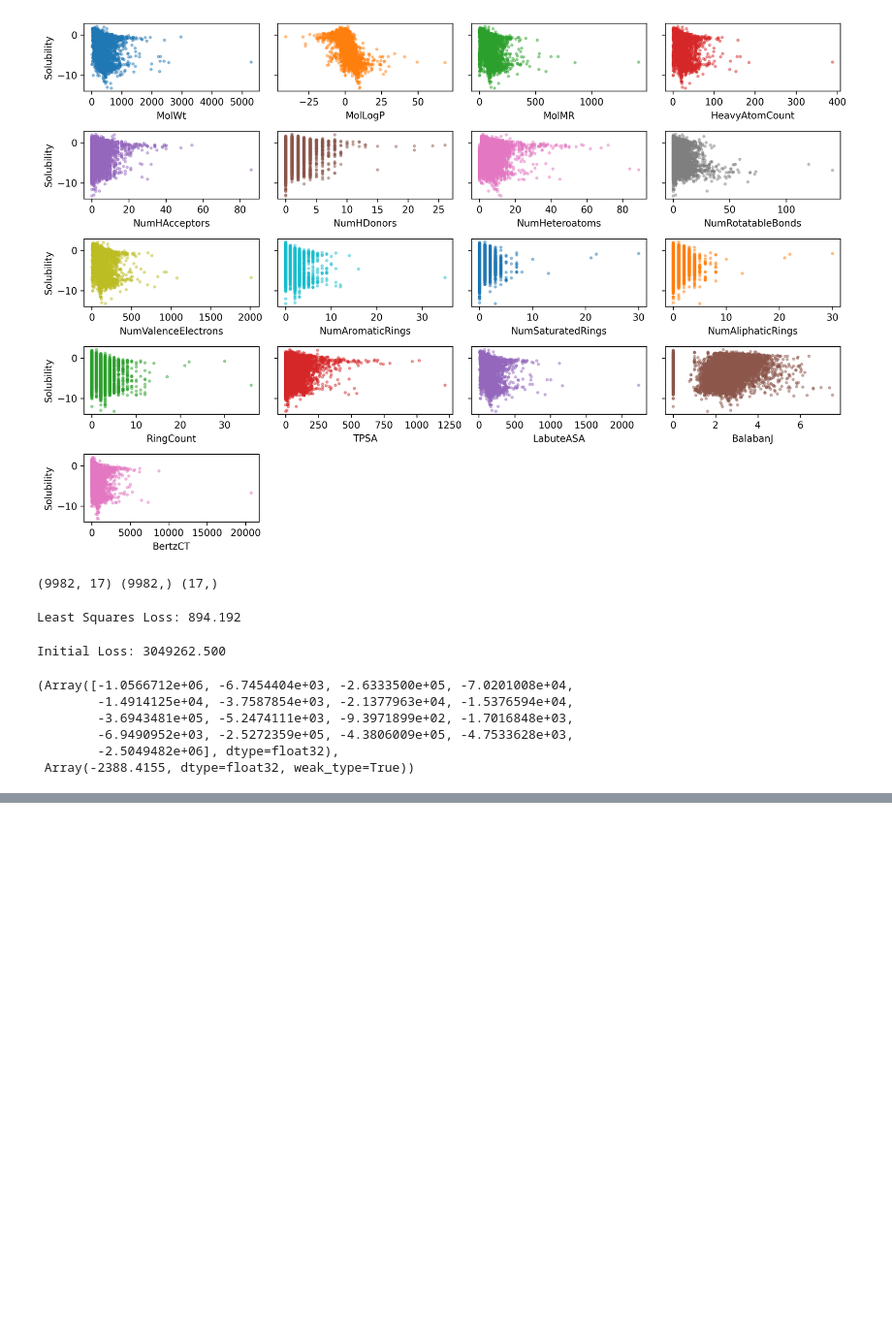
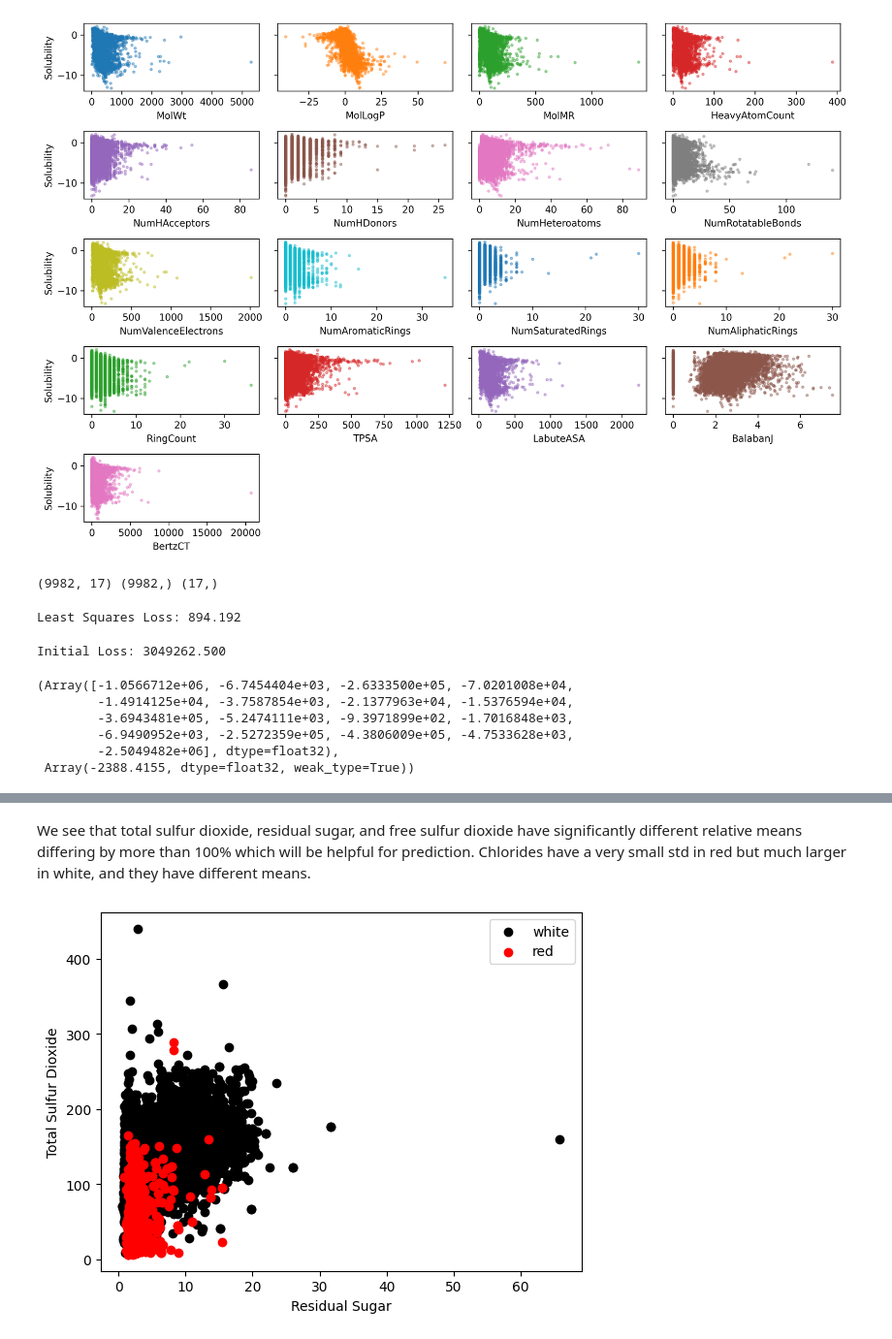
Before and after one commit to connorblake1/CHEM313, a Jupyter notebook: hw1/hw1.ipynb, the cells around one changed output, grey strips where cells are left out. Shown at 97% size. Saved outputs shown, nothing was run; the diff lists cells and outputs as text; code cells hidden in the pictures; blank space fills up the shorter version.

```diff
--- a/hw1/hw1.ipynb
+++ b/hw1/hw1.ipynb
@@ -165,0 +420,10 @@ plt.show()
+# %%
+url_white = "http://archive.ics.uci.edu/ml/machine-learning-databases/wine-quality/winequality-white.csv"
+url_red = "http://archive.ics.uci.edu/ml/machine-learning-databases/wine-quality/winequality-red.csv"
+white = pd.read_csv(url_white, sep=";")
+red = pd.read_csv(url_red, sep=";")
+white["wine_type"] = "white"
+red["wine_type"] = "red"
+df = pd.concat([white, red], ignore_index=True)
+df.to_csv("wine_quality.csv", index=False)
+print(df["wine_type"].value_counts())
@@ -165,0 +464,11 @@ plt.show()
+# %% [markdown]
+We see that total sulfur dioxide, residual sugar, and free sulfur dioxide have significantly different relative means differing by more than 100% which will be helpful for prediction. Chlorides have a very small std in red but much larger in white, and they have different means.
+# %%
+plt.scatter(white["residual sugar"], white["total sulfur dioxide"], color="black", label="white")
+plt.scatter(red["residual sugar"], red["total sulfur dioxide"], color="red", label="red")
+plt.xlabel("Residual Sugar")
+plt.ylabel("Total Sulfur Dioxide")
+plt.legend()
+plt.show()
+# %% [output]
+[figure, added]
```
Also changed, not shown: parts of 42 cells of this notebook, 3 other files.
